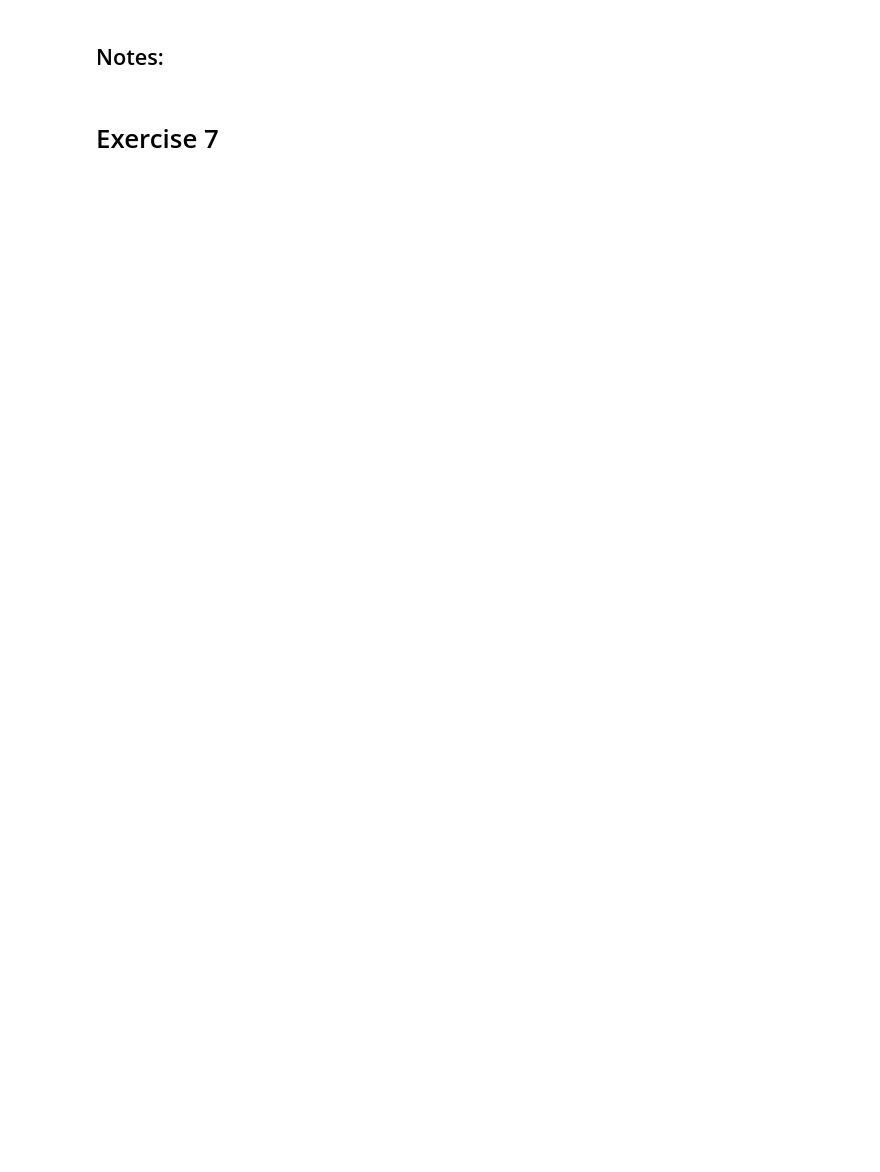
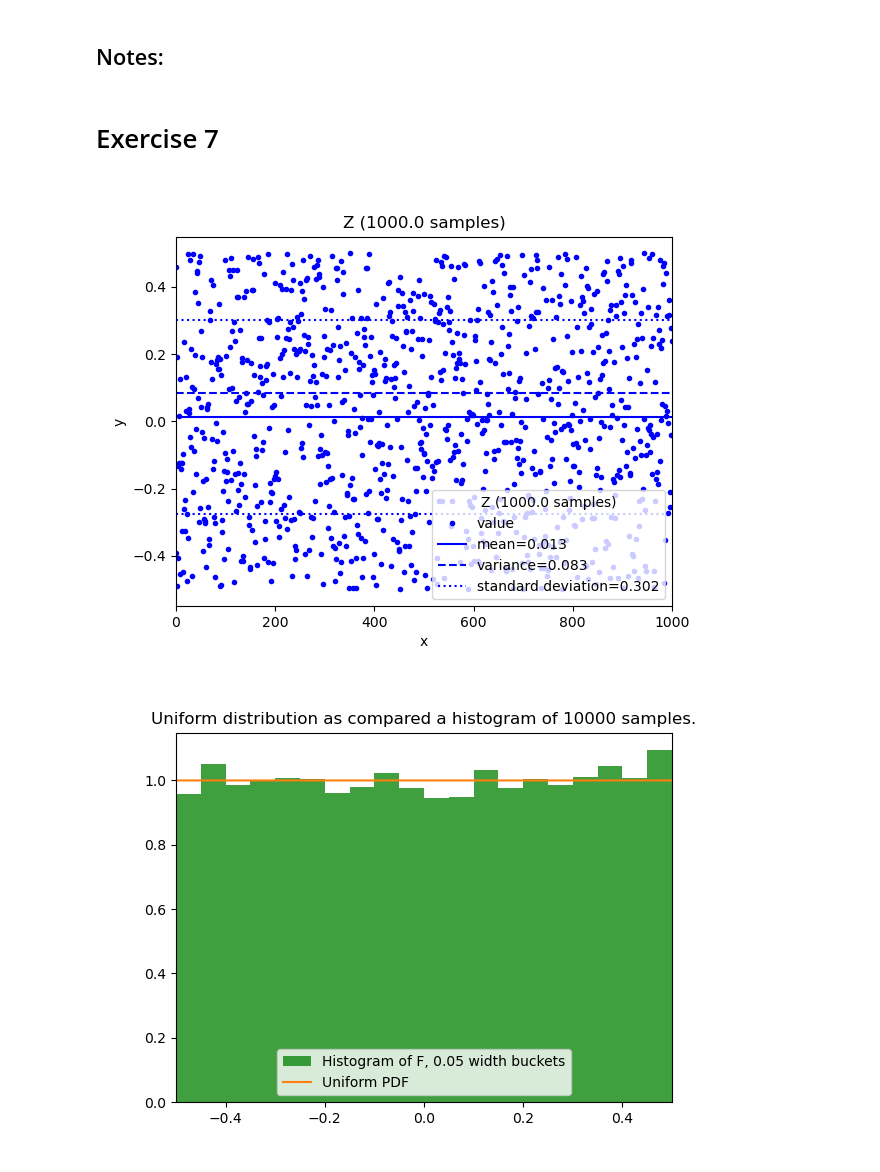
Before and after one commit to RedOrbweaver/STSex, a Jupyter notebook: ex0.ipynb, the cells around one changed output. Drawn from its saved outputs; the diff is of its cells as text; code cells hidden in the pictures; blank space fills up the shorter version.

```diff
--- a/ex0.ipynb
+++ b/ex0.ipynb
@@ -312,3 +325,19 @@ HistogramCompare(seqPA, 0.5, points, dist, "Histogram a", "Gauss PDF", f"Gauss P
 ## Notes:
 # %% [markdown]
 # Exercise 7
+# %%
+nsamples = 10000
+def FZ():
+    x = (np.random.rand()*(99-epsilon)+(1+epsilon))
+    return x - round(x)
+FZn = lambda n: [FZ() for i in range(0, n)]
+
+uniform = lambda x, a, b: 1/(b-a)
+dist, points = ComputeDistribution(nsamples, -0.5, 0.5, uniform, -0.5, 0.5)
+
+seq = FZn(nsamples)
+DrawSequenceMeanVariance(seq[::10], f"Z ({nsamples/10} samples)", 'b', None, None)
+HistogramCompare(seq, 0.05, points, dist, "Histogram of F, 0.05 width buckets", "Uniform PDF", f"Uniform distribution as compared a histogram of {nsamples} samples.")
+# %% [output]
+[figure, added]
+[figure, added]
```
Also changed, not shown: parts of 11 cells of this notebook.
